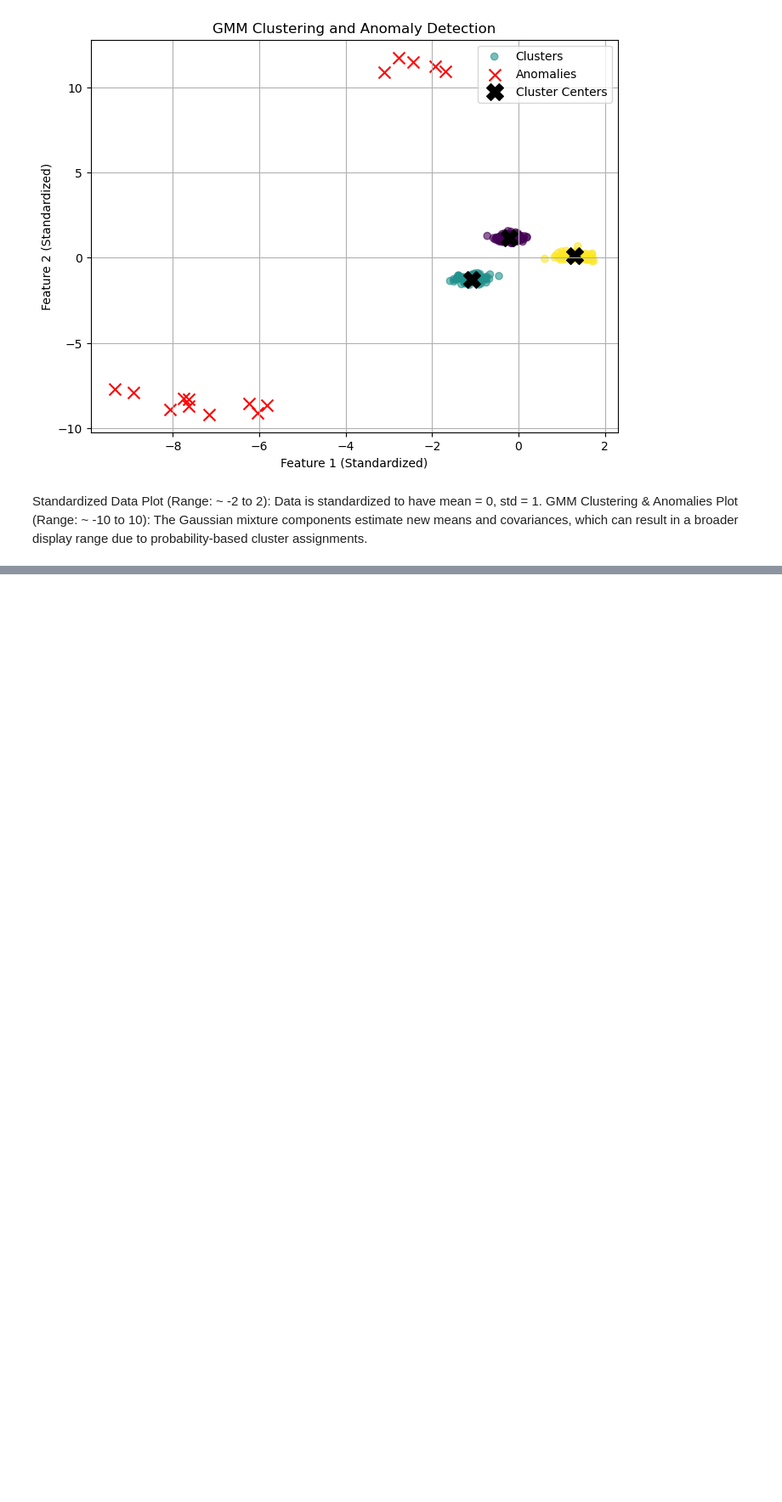
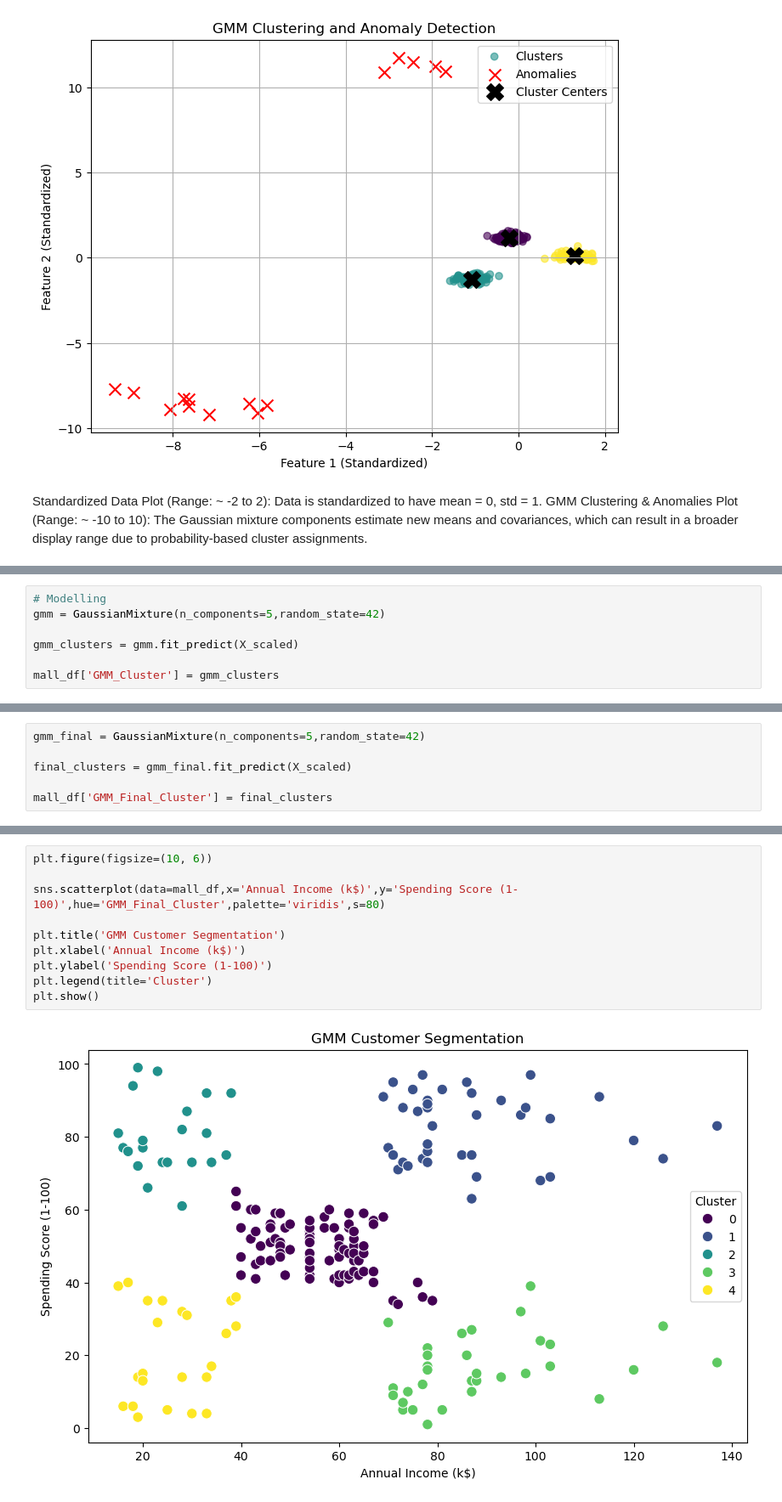
Before and after one commit to Gyrith/Machine-Learning-Models, a Jupyter notebook: Unsupervised Learning/Gaussian Mixture Models (GMM).ipynb, the cells around one changed output, grey strips where cells are left out. Shown at 85% size. Drawn from its saved outputs; the diff is of its cells as text; blank space fills up the shorter version.

```diff
--- a/Unsupervised Learning/Gaussian Mixture Models (GMM).ipynb
+++ b/Unsupervised Learning/Gaussian Mixture Models (GMM).ipynb
@@ -107,0 +243,7 @@ GMM Clustering & Anomalies Plot (Range: ~ -10 to 10): The Gaussian mixture compo
+# %%
+# Modelling
+gmm = GaussianMixture(n_components=5,random_state=42)
+
+gmm_clusters = gmm.fit_predict(X_scaled)
+
+mall_df['GMM_Cluster'] = gmm_clusters
@@ -107,0 +339,6 @@ GMM Clustering & Anomalies Plot (Range: ~ -10 to 10): The Gaussian mixture compo
+# %%
+gmm_final = GaussianMixture(n_components=5,random_state=42)
+
+final_clusters = gmm_final.fit_predict(X_scaled)
+
+mall_df['GMM_Final_Cluster'] = final_clusters
@@ -107,0 +367,12 @@ GMM Clustering & Anomalies Plot (Range: ~ -10 to 10): The Gaussian mixture compo
+# %%
+plt.figure(figsize=(10, 6))
+
+sns.scatterplot(data=mall_df,x='Annual Income (k$)',y='Spending Score (1-100)',hue='GMM_Final_Cluster',palette='viridis',s=80)
+
+plt.title('GMM Customer Segmentation')
+plt.xlabel('Annual Income (k$)')
+plt.ylabel('Spending Score (1-100)')
+plt.legend(title='Cluster')
+plt.show()
+# %% [output]
+[figure, added]
```
Also changed, not shown: parts of 23 cells of this notebook.
